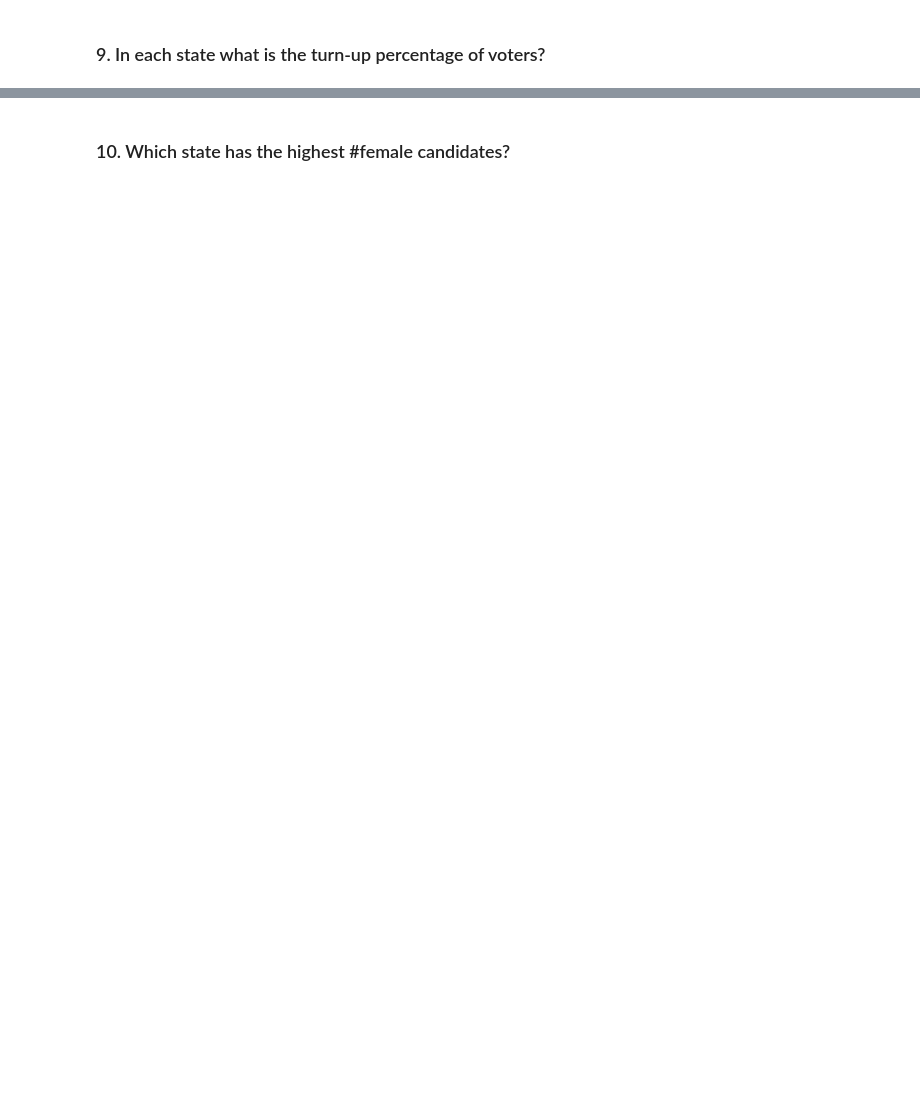
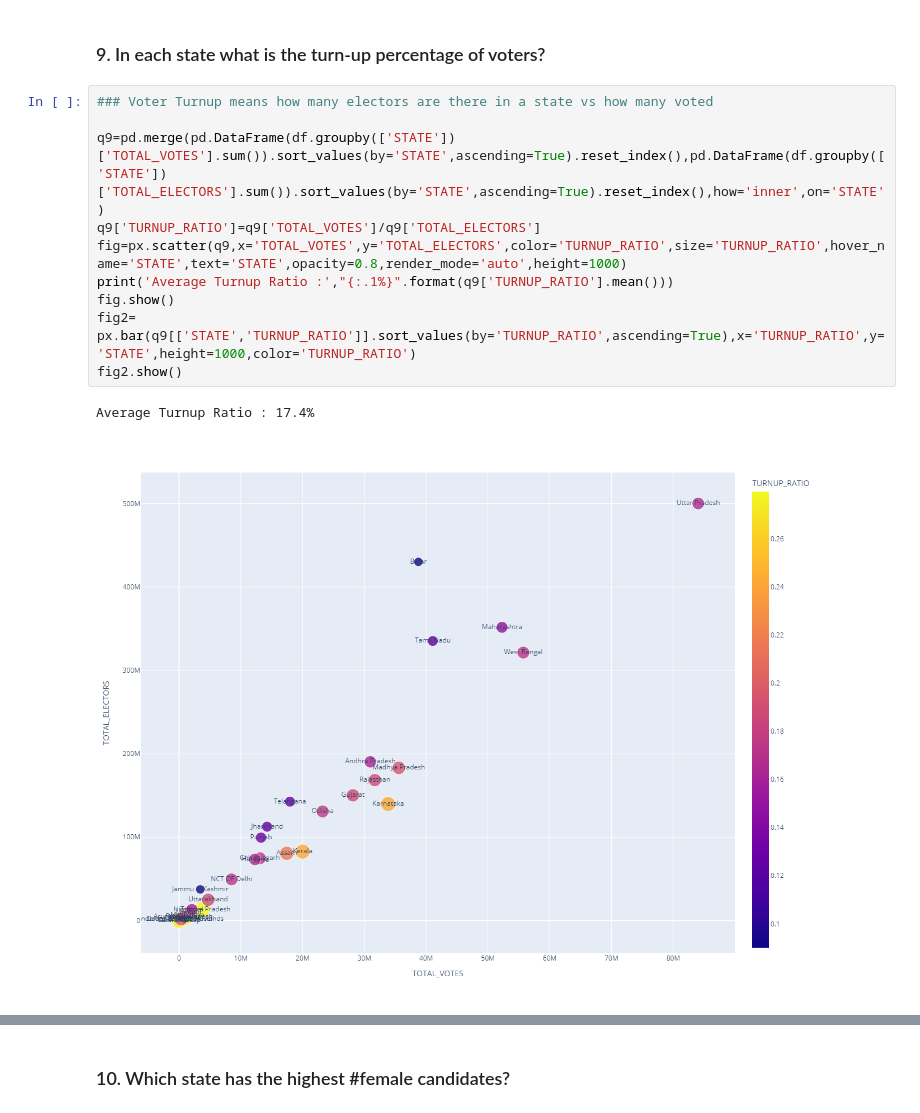
Before and after one commit to anuj3101/Atom, a Jupyter notebook: Indian_elections_2019.ipynb, the cells around one changed output, grey strips where cells are left out. Saved outputs shown, nothing was run; the diff lists cells and outputs as text; blank space fills up the shorter version.

```diff
--- a/Indian_elections_2019.ipynb
+++ b/Indian_elections_2019.ipynb
@@ -205,2 +288,15 @@ pd.DataFrame(df.groupby(['STATE','EDUCATION'])['NAME'].nunique()).sort_values(by
 # %% [markdown]
 ### 9. In each state what is the turn-up percentage of voters?
+# %%
+### Voter Turnup means how many electors are there in a state vs how many voted
+
+q9=pd.merge(pd.DataFrame(df.groupby(['STATE'])['TOTAL_VOTES'].sum()).sort_values(by='STATE',ascending=True).reset_index(),pd.DataFrame(df.groupby(['STATE'])['TOTAL_ELECTORS'].sum()).sort_values(by='STATE',ascending=True).reset_index(),how='inner',on='STATE')
+q9['TURNUP_RATIO']=q9['TOTAL_VOTES']/q9['TOTAL_ELECTORS']
+fig=px.scatter(q9,x='TOTAL_VOTES',y='TOTAL_ELECTORS',color='TURNUP_RATIO',size='TURNUP_RATIO',hover_name='STATE',text='STATE',opacity=0.8,render_mode='auto',height=1000)
+print('Average Turnup Ratio :',"{:.1%}".format(q9['TURNUP_RATIO'].mean()))
+fig.show()
+fig2= px.bar(q9[['STATE','TURNUP_RATIO']].sort_values(by='TURNUP_RATIO',ascending=True),x='TURNUP_RATIO',y='STATE',height=1000,color='TURNUP_RATIO')
+fig2.show()
+# %% [output]
+Average Turnup Ratio : 17.4%
+[figure, added]
```
Also changed, not shown: parts of 22 cells of this notebook.
